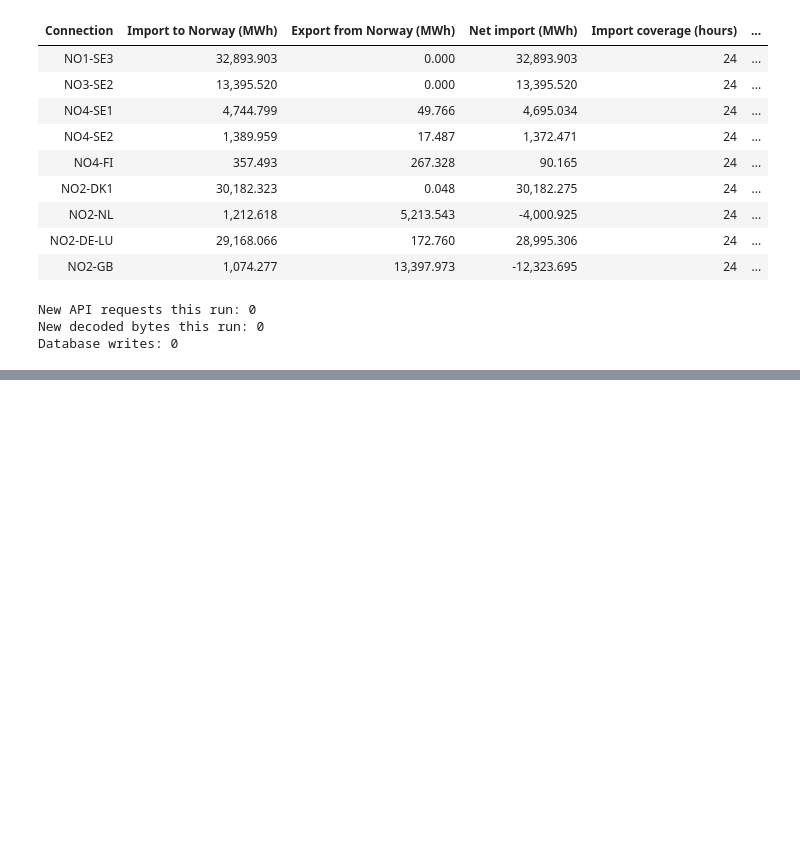
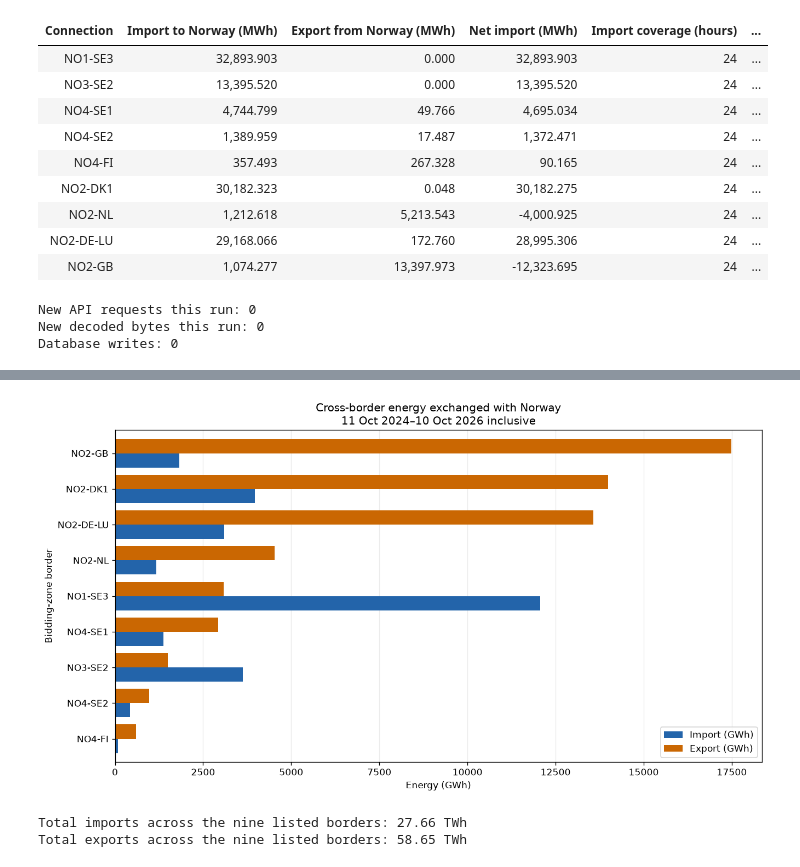
Before and after one commit to G0KU-DOTCOM/Streamlit_dashboard, a Jupyter notebook: notebooks/prosjekt_part2.ipynb, the cells around one changed output, grey strips where cells are left out. Cells and saved outputs as stored; diff of their text form; code cells hidden in the pictures; blank space fills up the shorter version.

```diff
--- a/notebooks/prosjekt_part2.ipynb
+++ b/notebooks/prosjekt_part2.ipynb
@@ -1940,0 +1975,22 @@ January plot in section 7 remain the figures for the selected 2025 connection.
+# %%
+from pathlib import Path
+import json
+import pandas as pd
+from IPython.display import display
+
+storage_root = Path.cwd()
+if storage_root.name == "notebooks":
+    storage_root = storage_root.parent
+# Display the latest saved capacity audit; this cell does not contact a database.
+# The guarded writer always measures again before a future write.
+storage_audit = json.loads((storage_root / "no_sync/entsoe_storage_audit.json").read_text())
+print("Live audit recorded at:", storage_audit["checked_at_utc"])
+print("Mode:", "read-only check" if storage_audit["dry_run"] else "guarded write check")
+display(pd.DataFrame([
+    {"Measure": "Flow rows before the audited batch", "Measured": f"{storage_audit['current_rows']:,}", "Project limit": "1,300,000"},
+    {"Measure": "New rows in the audited batch", "Measured": f"{storage_audit['new_rows']:,}", "Project limit": "100,000 per write"},
+    {"Measure": "Allocated Cassandra volume", "Measured": f"{storage_audit['volume_allocated_bytes'] / 1024**2:.2f} MiB", "Project limit": "1,024 MiB"},
+    {"Measure": "Free host disk", "Measured": f"{storage_audit['host_free_bytes'] / 1024**3:.2f} GiB", "Project limit": "At least 5 GiB + write allowance"},
+    {"Measure": "Free Docker filesystem", "Measured": f"{storage_audit['docker_free_bytes'] / 1024**3:.2f} GiB", "Project limit": "At least 5 GiB + write allowance"},
+]))
+print("Flow rows written during this audit:", storage_audit["rows_written"])
@@ -1940,0 +2096,21 @@ January plot in section 7 remain the figures for the selected 2025 connection.
+# %%
+import matplotlib.pyplot as plt
+
+plot_data = energy_table[["Import (GWh)", "Export (GWh)"]].sort_values("Export (GWh)")
+fig, ax = plt.subplots(figsize=(11, 6), layout="constrained")
+plot_data.plot.barh(ax=ax, color=["#2364aa", "#ca6702"], width=0.8)
+ax.set_title("Cross-border energy exchanged with Norway\n11 Oct 2024–10 Oct 2026 inclusive")
+ax.set_xlabel("Energy (GWh)")
+ax.set_ylabel("Bidding-zone border")
+ax.grid(axis="x", alpha=0.25)
+ax.set_axisbelow(True)
+ax.legend(title=None)
+comparison_path = bulk_root / "no_sync/entsoe_cache/two_year_border_comparison.png"
+fig.savefig(comparison_path, dpi=150, bbox_inches="tight")
+plt.show()
+print(f"Total imports across the nine listed borders: {energy_table['Import (GWh)'].sum() / 1000:.2f} TWh")
+print(f"Total exports across the nine listed borders: {energy_table['Export (GWh)'].sum() / 1000:.2f} TWh")
+# %% [output]
+[figure, added]
+Total imports across the nine listed borders: 27.66 TWh
+Total exports across the nine listed borders: 58.65 TWh
```
Also changed, not shown: parts of 18 cells of this notebook, 10 other files.
